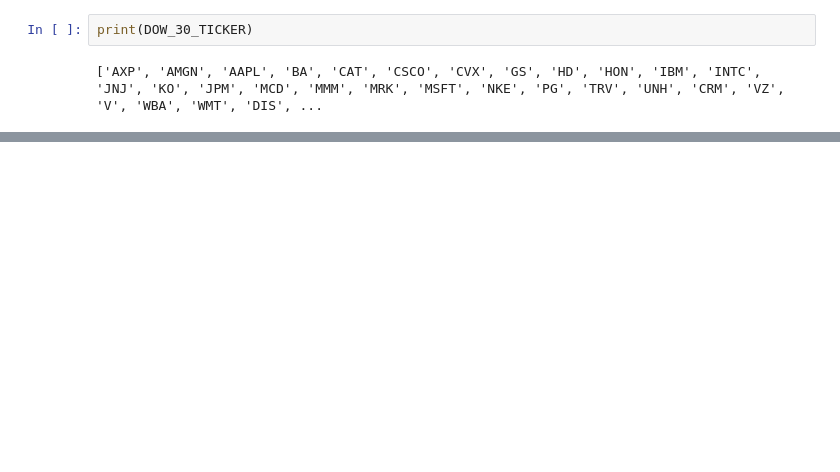
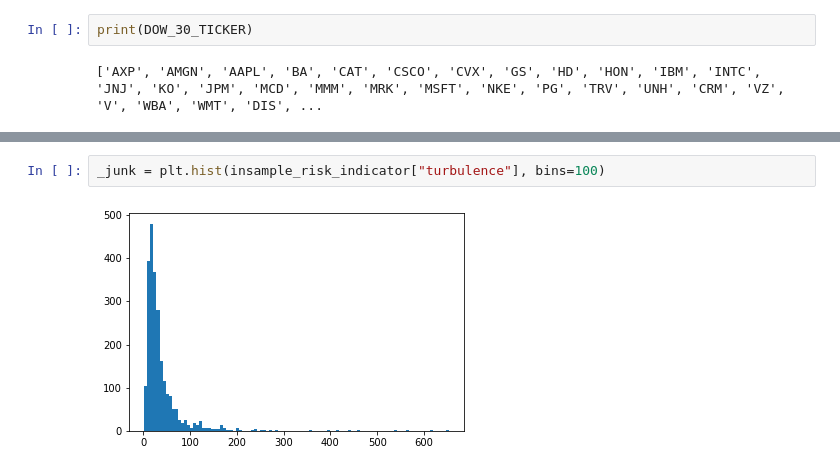
Before and after one commit to yicheng-past/rl-auto-stock-trading, a Jupyter notebook: cis5190_project.ipynb, the cells around one changed output, grey strips where cells are left out. Drawn from its saved outputs; the diff is of its cells as text; blank space fills up the shorter version.

```diff
--- a/cis5190_project.ipynb
+++ b/cis5190_project.ipynb
@@ -165,0 +820,4 @@ memory usage: 2.9+ MB
+# %%
+_junk = plt.hist(insample_risk_indicator["turbulence"], bins=100)
+# %% [output]
+[figure, added]
```
Also changed, not shown: parts of 97 cells of this notebook.
